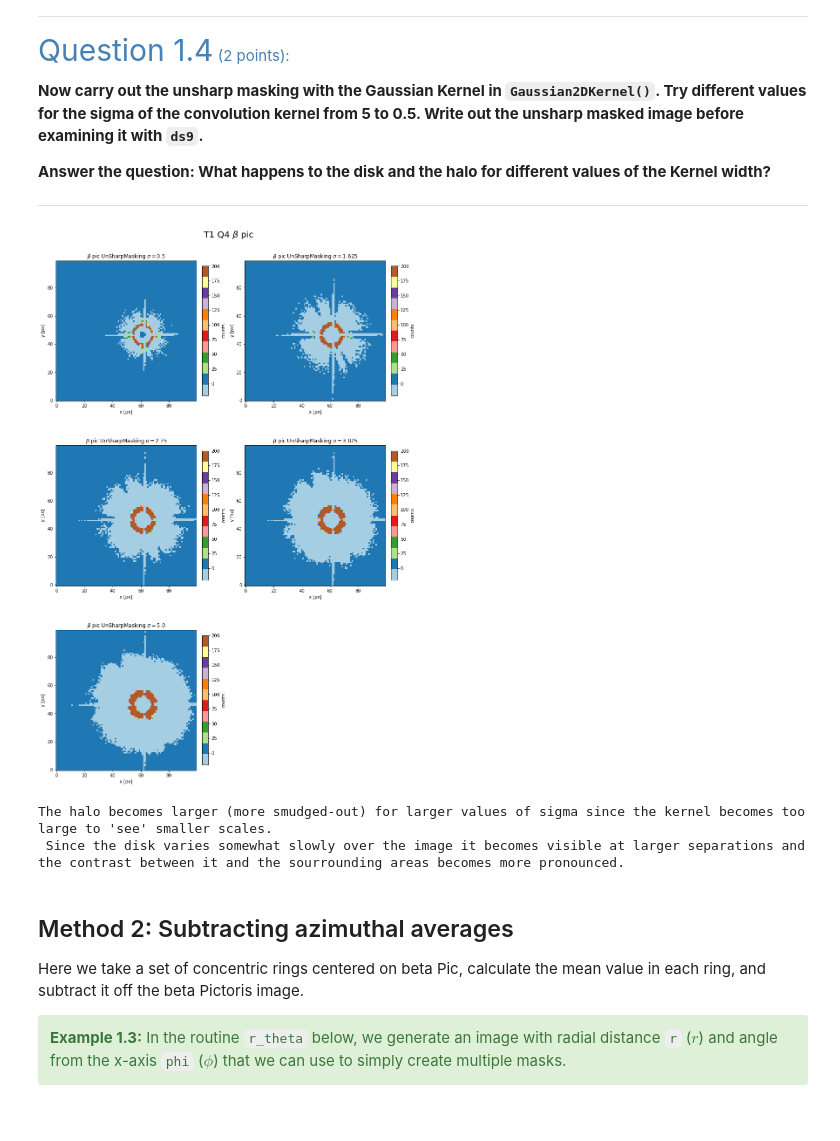
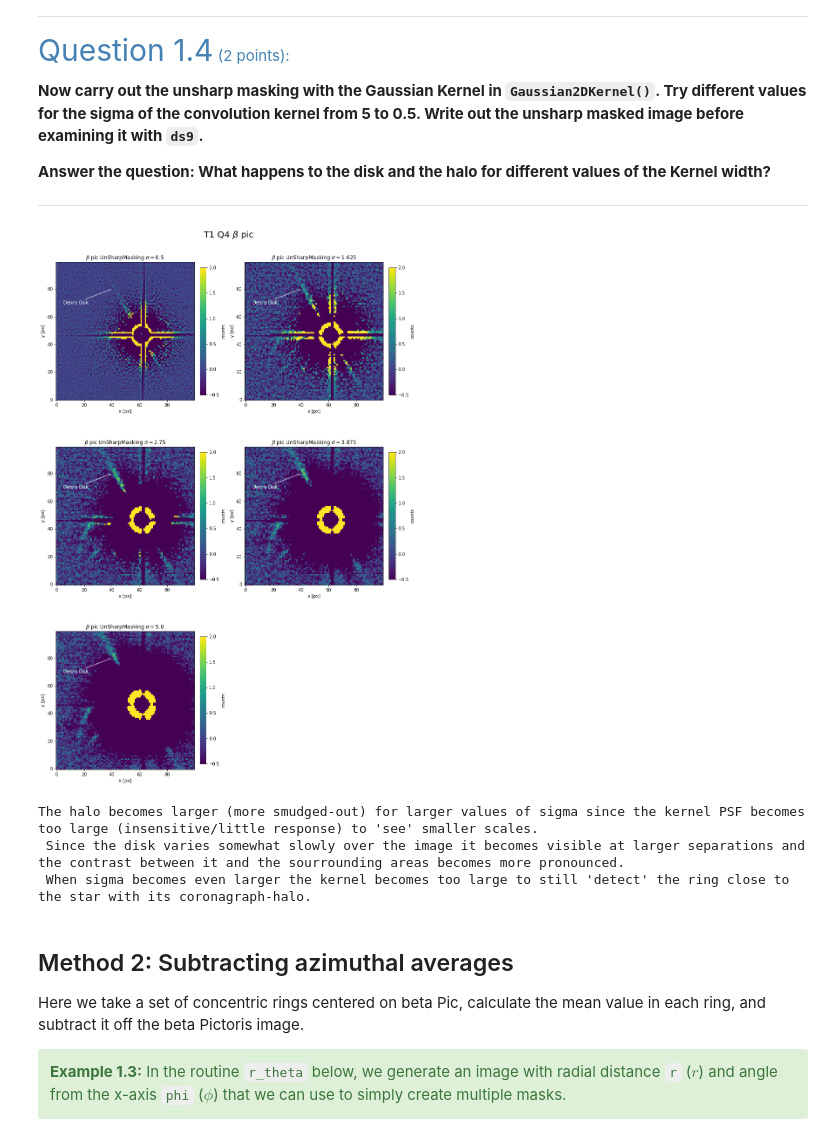
Before and after one commit to lwelzel/High-Contrast-Imaging-LU, a Jupyter notebook: week_1/HCI_2022_Week_1_Beta_Pictoris.ipynb, the cells around one changed output. Cells and saved outputs as stored; diff of their text form; code cells hidden in the pictures.

```diff
--- a/week_1/HCI_2022_Week_1_Beta_Pictoris.ipynb
+++ b/week_1/HCI_2022_Week_1_Beta_Pictoris.ipynb
@@ -425,7 +427,17 @@ pic1_tophat_conv = convolve(pic1, tophat_kernel)
 usm = pic1 - pic1_tophat_conv
 
 fig, ax = plt.subplots(1, figsize=(6,6))
-ax.imshow(usm, vmin=-0.5, vmax=200)
+im = ax.imshow(usm, vmin=-0.5, vmax=1)
+plt.colorbar(im, ax=ax, fraction=0.046, pad=0.04, label="counts")
+
+ax.annotate("Debris Disk", (235, 235), (100, 300),
+                  horizontalalignment='center', verticalalignment='center',
+                  fontsize=10, c="w",textcoords='data',
+                  xycoords="data",
+                  arrowprops=dict(arrowstyle='-',
+                                  fc='w',
+                                  color="w",
+                                  alpha=1))
 
 ax.set_xlabel('x [px]')
 ax.set_ylabel('y [px]')
@@ -464,42 +476,52 @@ fig, axes = plt.subplots(nrows=3, ncols=2,
                          figsize=(12, 18))
 axes.flatten()[-1].axis('off')
 xmin, ymin = 200, 150
 xmax, ymax = xmin + 100, ymin + 100
 
 for i, (sigma, ax) in enumerate(zip(sigmas, axes.flatten())):
     gauss_kernel = Gaussian2DKernel(sigma)
     pic1_gauss_conv = convolve(pic1, gauss_kernel)
 
     usm2 = pic1 - pic1_gauss_conv
 
     if save_add_fits:
         filename = f'usm_gaussian_sigma={sigma:.0e}.fits'
         hdu = fits.PrimaryHDU(usm2)
         hdu.writeto(filename, overwrite=True)
 
-    im = ax.imshow(usm2[ymin:ymax, xmin:xmax], vmin=-20, vmax=200, cmap='Paired')
+    im = ax.imshow(usm2[ymin:ymax, xmin:xmax], vmin=-0.5, vmax=2, cmap='viridis')
     plt.colorbar(im, ax=ax, fraction=0.046, pad=0.04, label="counts")
+
+    ax.annotate("Debris Disk", (40, 80), (5, 70),
+                  horizontalalignment='left', verticalalignment='center',
+                  fontsize=10, c="w",textcoords='data',
+                  xycoords="data",
+                  arrowprops=dict(arrowstyle='-',
+                                  fc='w',
+                                  color="w",
+                                  alpha=1))
 
     ax.set_xlabel('x [px]')
     ax.set_ylabel('y [px]')
     ax.set_title(r'$\beta$ pic UnSharpMasking $\sigma=$'+f'{sigma}')
 fig.suptitle(r'T1 Q4 $\beta$ pic', fontsize=20)
 plt.show()
 
 # END Q4 answer
 
 filename = 'usm_gaussian.fits'
 hdu = fits.PrimaryHDU(usm2)
 hdu.writeto(filename, overwrite=True)
 # %% [output]
-[figure, old version]
+[figure, new version]
 # %%
 # What happens to the disk and the halo for different values of the Kernel width?
 
-print("The halo becomes larger (more smudged-out) for larger values of sigma since the kernel becomes too large to 'see' smaller scales.\n Since the disk varies somewhat slowly over the image it becomes visible at larger separations and the contrast between it and the sourrounding areas becomes more pronounced.")
+print("The halo becomes larger (more smudged-out) for larger values of sigma since the kernel PSF becomes too large (insensitive/little response) to 'see' smaller scales.\n Since the disk varies somewhat slowly over the image it becomes visible at larger separations and the contrast between it and the sourrounding areas becomes more pronounced.\n When sigma becomes even larger the kernel becomes too large to still 'detect' the ring close to the star with its coronagraph-halo.")
 # %% [output]
-The halo becomes larger (more smudged-out) for larger values of sigma since the kernel becomes too large to 'see' smaller scales.
+The halo becomes larger (more smudged-out) for larger values of sigma since the kernel PSF becomes too large (insensitive/little response) to 'see' smaller scales.
  Since the disk varies somewhat slowly over the image it becomes visible at larger separations and the contrast between it and the sourrounding areas becomes more pronounced.
+ When sigma becomes even larger the kernel becomes too large to still 'detect' the ring close to the star with its coronagraph-halo.
 # %% [markdown]
 ## Method 2: Subtracting azimuthal averages
 Here we take a set of concentric rings centered on beta Pic, calculate the mean value in each ring, and subtract it off the beta Pictoris image.
```
Also changed, not shown: parts of 7 cells of this notebook.
